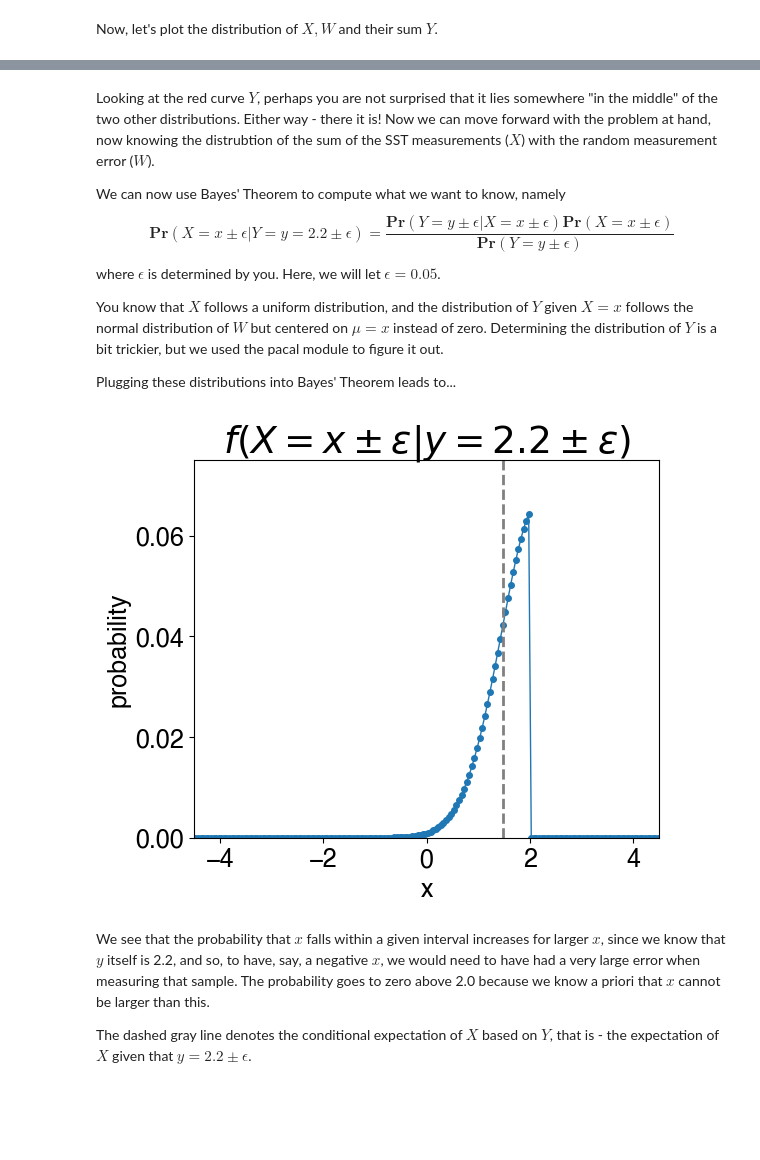
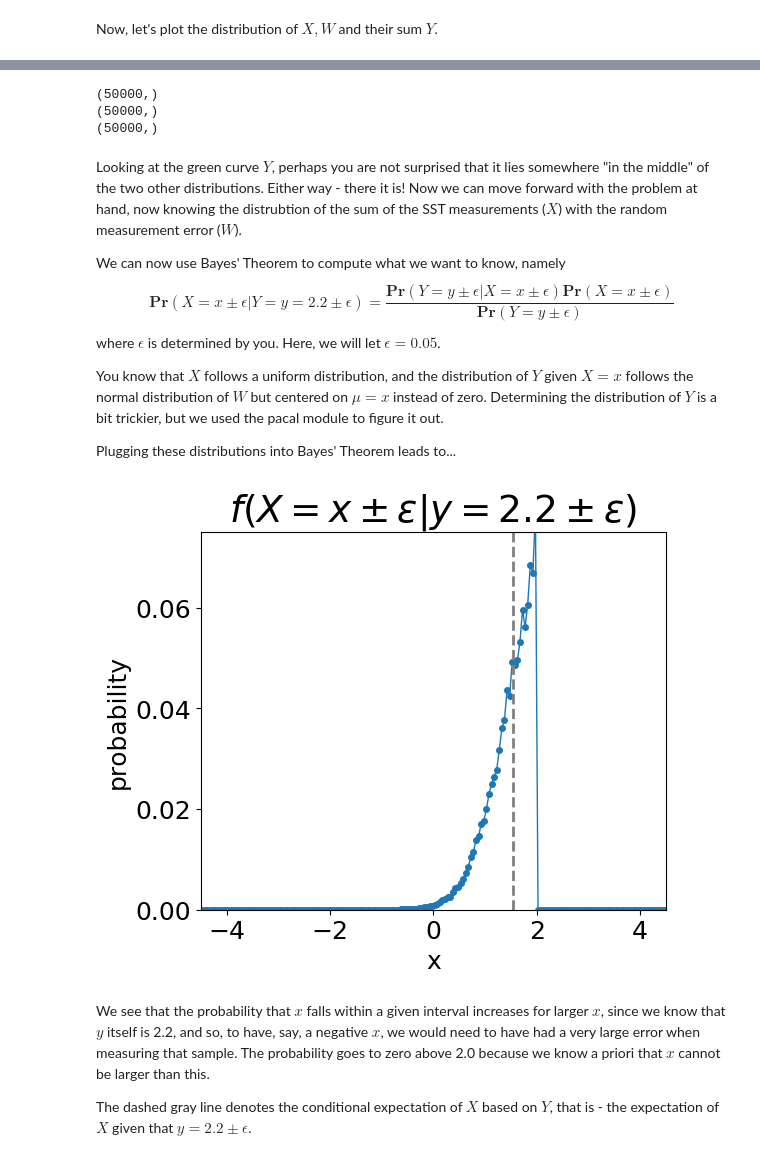
Before and after one commit to kjmayer/ats655-coursematerial, a Jupyter notebook: jupyter_notebooks/bayesian_sst_example.ipynb, the cells around one changed output, grey strips where cells are left out. Saved outputs shown, nothing was run; the diff lists cells and outputs as text; code cells hidden in the pictures; blank space fills up the shorter version.

```diff
--- a/jupyter_notebooks/bayesian_sst_example.ipynb
+++ b/jupyter_notebooks/bayesian_sst_example.ipynb
@@ -41,5 +39,9 @@ plt.rc('font', size=fig_text_default, weight='normal',family='sans-serif')
 plt.rc('axes',titlesize=fig_title_default,titleweight='bold')
 mpl.rcParams['figure.dpi'] = 100
 #mpl.rcParams['xtick.labelsize'] = fig_text_default
+# %%
+def computeCDF(x,val):
+    p = len(x[x<=val])/len(x)
+    return p
 # %% [markdown]
 Before we get too far into anything, let's start by plotting the distributions that we know. Namely, we know that SSTs, $X$, follows a uniform distribution, and that the error follows a non-standard normal distribution. Let's plot these and take a look at them.
@@ -66,0 +48,13 @@ pc.show()
+# %%
+mu_w = 0.
+var_w = 0.75
+
+with pm.Model() as model:
+    W = pm.Normal('W', mu=mu_w, sigma=var_w)
+    X = pm.Uniform('X', lower=-2, upper=2)
+    Y = pm.Deterministic('Y', W+X)
+
+x = np.linspace(-5., 5, 1000)
+plt.plot(x,np.exp(W.distribution.logp(x).eval()))
+plt.plot(x,np.exp(X.distribution.logp(x).eval()))
+plt.show()
@@ -66,0 +63,3 @@ pc.show()
+# %%
+with model:
+    trace = pm.sample(10000, chains=5)
@@ -86,5 +104,16 @@ pc.show()
+# %%
+yvals = trace['Y']
+xvals = trace['X']
+wvals = trace['W']
+print(np.shape(yvals))
+print(np.shape(xvals))
+print(np.shape(wvals))
+# %% [output]
+(50000,)
+(50000,)
+(50000,)
 # %% [markdown]
-Looking at the red curve $Y$, perhaps you are not surprised that it lies somewhere "in the middle" of the two other distributions. Either way - there it is! Now we can move forward with the problem at hand, now knowing the distrubtion of the sum of the SST measurements ($X$) with the random measurement error ($W$).
+Looking at the green curve $Y$, perhaps you are not surprised that it lies somewhere "in the middle" of the two other distributions. Either way - there it is! Now we can move forward with the problem at hand, now knowing the distrubtion of the sum of the SST measurements ($X$) with the random measurement error ($W$).
 
 We can now use Bayes' Theorem to compute what we want to know, namely
 \begin{equation}
@@ -105,39 +134,39 @@ fx_y_expectation = []
 fx_y = []
 
 # probability of Y = yout
-fy = Y.cdf(yout+inc/2.) - Y.cdf(yout-inc/2.)
+fy = computeCDF(yvals,yout+inc/2.) - computeCDF(yvals,yout-inc/2.)
 
 for xout in xvec:
 
     # probability of Y=2.2 given X=x is just the error distribution about x
     fy_x = stats.norm.cdf(yout+inc/2.,loc = xout,scale = var_w) - stats.norm.cdf(yout-inc/2.,loc = xout,scale = var_w)
 
     # probability that x = xout
-    fx = X.cdf(xout+inc/2.) - X.cdf(xout-inc/2.)
+    fx = computeCDF(xvals,xout+inc/2.) - computeCDF(xvals,xout-inc/2.)
 
     a = (fy_x * fx/fy)
 
     fx_y.append(a)
 
 fx_y = np.array(fx_y)
 fx_y_expectation = np.sum(xvec * fx_y)
 
 plt.figure(figsize=(6,5))
 plt.plot(xvec,fx_y, 'o-', markersize = 4, linewidth = 1)
 
 #print np.sum(fx_y)
 #print np.trapz(fx_y/inc, dx=inc)
 plt.plot([fx_y_expectation,fx_y_expectation],[0,.14],'--',color = 'gray')
 
 plt.xlim(-4.5,4.5)
 plt.ylim(0,0.075)
 plt.xlabel('x')
 plt.title('$\mathit{f}(X = x \pm \epsilon | y = ' + str(yout) + ' \pm \epsilon)$')
 plt.ylabel('probability')
 
 plt.show()
 # %% [output]
-[figure, old version]
+[figure, new version]
 # %% [markdown]
 We see that the probability that $x$ falls within a given interval increases for larger $x$, since we know that $y$ itself is 2.2, and so, to have, say, a negative $x$, we would need to have had a very large error when measuring that sample. The probability goes to zero above 2.0 because we know a priori that $x$ cannot be larger than this.
 
```
Also changed, not shown: parts of 15 cells of this notebook, 1 other file.
